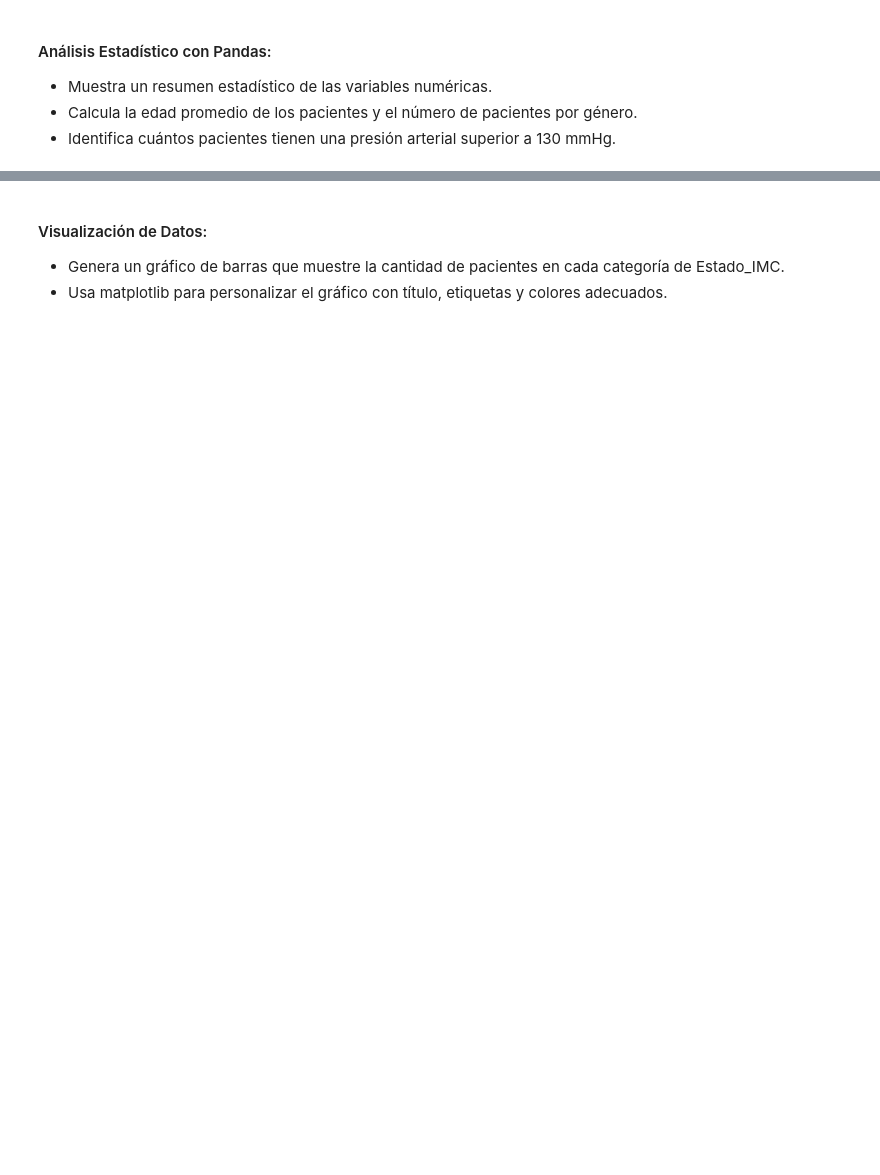
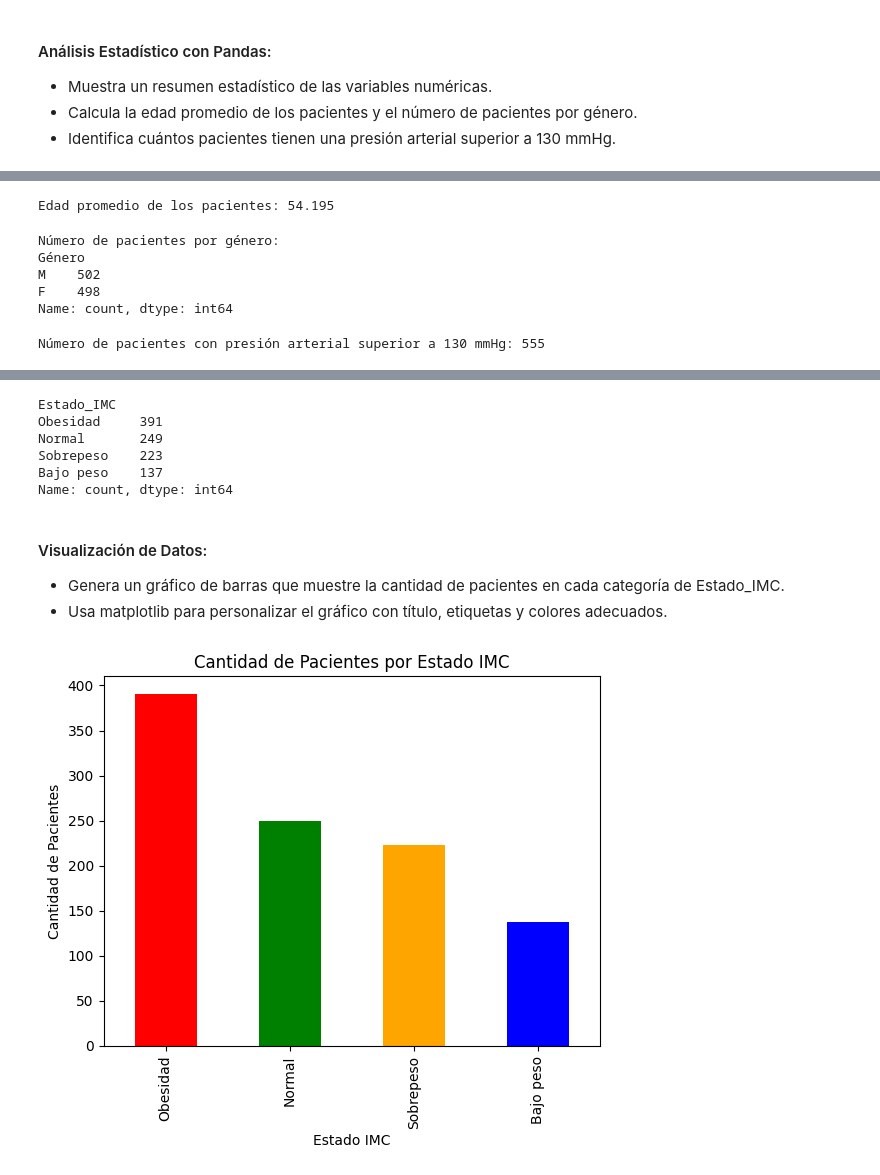
Before and after one commit to tucubanit0/Big-Data, a Jupyter notebook: Actividades Evaluables/NombreApellidos_E1_M1_UA2.ipynb, the cells around one changed output, grey strips where cells are left out. Drawn from its saved outputs; the diff is of its cells as text; code cells hidden in the pictures; blank space fills up the shorter version.

```diff
--- a/Actividades Evaluables/NombreApellidos_E1_M1_UA2.ipynb
+++ b/Actividades Evaluables/NombreApellidos_E1_M1_UA2.ipynb
@@ -19,3 +23,7 @@ Este ejercicio tiene como objetivo evaluar la habilidad del estudiante para trab
 - Descarga y carga el archivo datos_pacientes.csv en un DataFrame de Pandas.
 - Muestra las primeras 5 filas del dataset.
 - Obtén información sobre los tipos de datos y verifica la existencia de valores nulos en el dataset.
+# %%
+df = pd.read_csv('datos_pacientes.csv', index_col=['ID'])
+#Muestra las 5 primeras filas del dataset
+df.head()
@@ -28,3 +82,25 @@ Este ejercicio tiene como objetivo evaluar la habilidad del estudiante para trab
+# %%
+# Calcula la edad promedio de los pacientes
+edad_promedio = df['Edad'].mean()
+print(f'Edad promedio de los pacientes: {edad_promedio}')
+# %% [output]
+Edad promedio de los pacientes: 54.195
+# %%
+# Número de pacientes por género
+pacientes_por_genero = df['Género'].value_counts()
+print(f'Número de pacientes por género:\n{pacientes_por_genero}')
+# %% [output]
+Número de pacientes por género:
+Género
+M    502
+F    498
+Name: count, dtype: int64
+# %%
+# Identifica cuántos pacientes tienen una presión arterial superior a 130 mmHg.
+pacientes_alta_presion = df[df['presión_arterial'] > 130].shape[0]
+print(f'Número de pacientes con presión arterial superior a 130 mmHg: {pacientes_alta_presion}')
+# %% [output]
+Número de pacientes con presión arterial superior a 130 mmHg: 555
 # %% [markdown]
 #### Manipulación de Datos con NumPy y Pandas:
 
@@ -38,8 +114,33 @@ Este ejercicio tiene como objetivo evaluar la habilidad del estudiante para trab
     - Sobrepeso (IMC entre 25 y 29.9)
     - Obesidad (IMC >= 30)
 - Muestra la cantidad de pacientes en cada categoría de Estado_IMC.
+# %%
+# Crear una nueva columna llamada IMC (Índice de Masa Corporal, BMI)
+df['IMC'] = df['peso'] / (df['altura'] ** 2)
+# Agregar una columna categórica Estado_IMC
+df['Estado_IMC'] = pd.cut(df['IMC'], bins=[0, 18.5, 24.9, 29.9, np.inf], labels=['Bajo peso', 'Normal', 'Sobrepeso', 'Obesidad'])
+# Mostrar la cantidad de pacientes en cada categoría de Estado_IMC
+estado_imc_counts = df['Estado_IMC'].value_counts()
+print(estado_imc_counts)
+# %% [output]
+Estado_IMC
+Obesidad     391
+Normal       249
+Sobrepeso    223
+Bajo peso    137
+Name: count, dtype: int64
 # %% [markdown]
 #### Visualización de Datos:
 
 - Genera un gráfico de barras que muestre la cantidad de pacientes en cada categoría de Estado_IMC.
 - Usa matplotlib para personalizar el gráfico con título, etiquetas y colores adecuados.
+# %%
+# Genera un gráfico de barras que muestre la cantidad de pacientes en cada categoría de Estado_IMC.
+# Usa matplotlib para personalizar el gráfico con título, etiquetas y colores adecuados.
+estado_imc_counts.plot(kind='bar', color=['red', 'green', 'orange', 'blue'])
+mp.title('Cantidad de Pacientes por Estado IMC')
+mp.xlabel('Estado IMC')
+mp.ylabel('Cantidad de Pacientes')
+mp.show()
+# %% [output]
+[figure, added]
```
Also changed, not shown: parts of 4 cells of this notebook, 1 other file.
